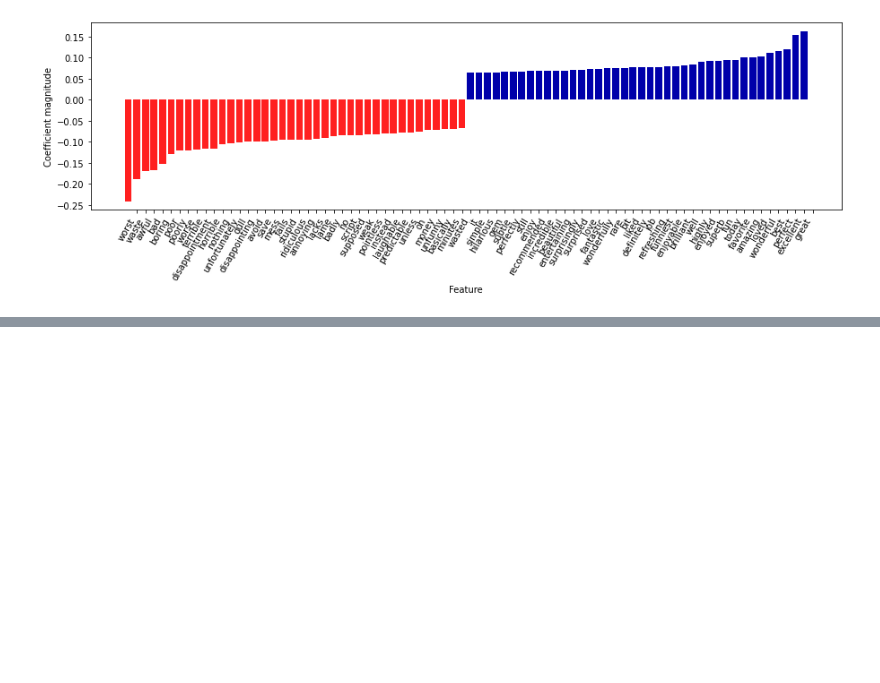
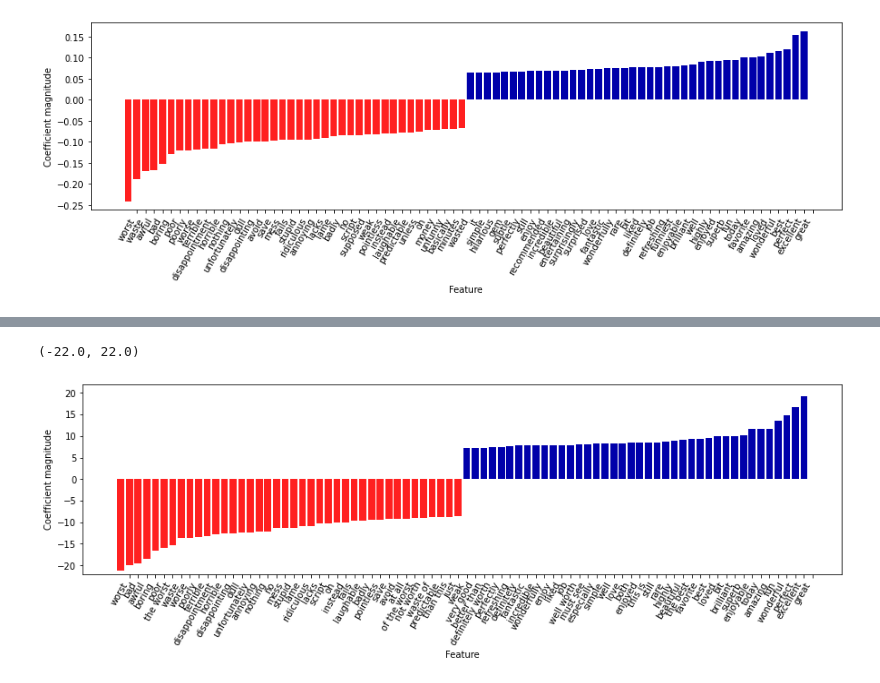
Before and after one commit to sasa-git/ml-practice, a Jupyter notebook: 7/prictice-7.ipynb, the cells around one changed output, grey strips where cells are left out. Cells and saved outputs as stored; diff of their text form; code cells hidden in the pictures; blank space fills up the shorter version.

```diff
--- a/7/prictice-7.ipynb
+++ b/7/prictice-7.ipynb
@@ -388,0 +476,11 @@ mglearn.tools.visualize_coefficients(
+# %%
+# ユニグラム、バイグラム、トリグラムを含む最良のモデルに対して、重要な係数を可視化してみる
+# 特徴量の名前と係数を取り出す
+vect = grid.best_estimator_.named_steps['tfidfvectorizer']
+feature_names = np.array(vect.get_feature_names())
+coef = grid.best_estimator_.named_steps['logisticregression'].coef_
+mglearn.tools.visualize_coefficients(coef, feature_names, n_top_features=40)
+plt.ylim(-22, 22)
+# %% [output]
+(-22.0, 22.0)
+[figure, added]
```
Also changed, not shown: parts of 35 cells of this notebook, 1 other file.
